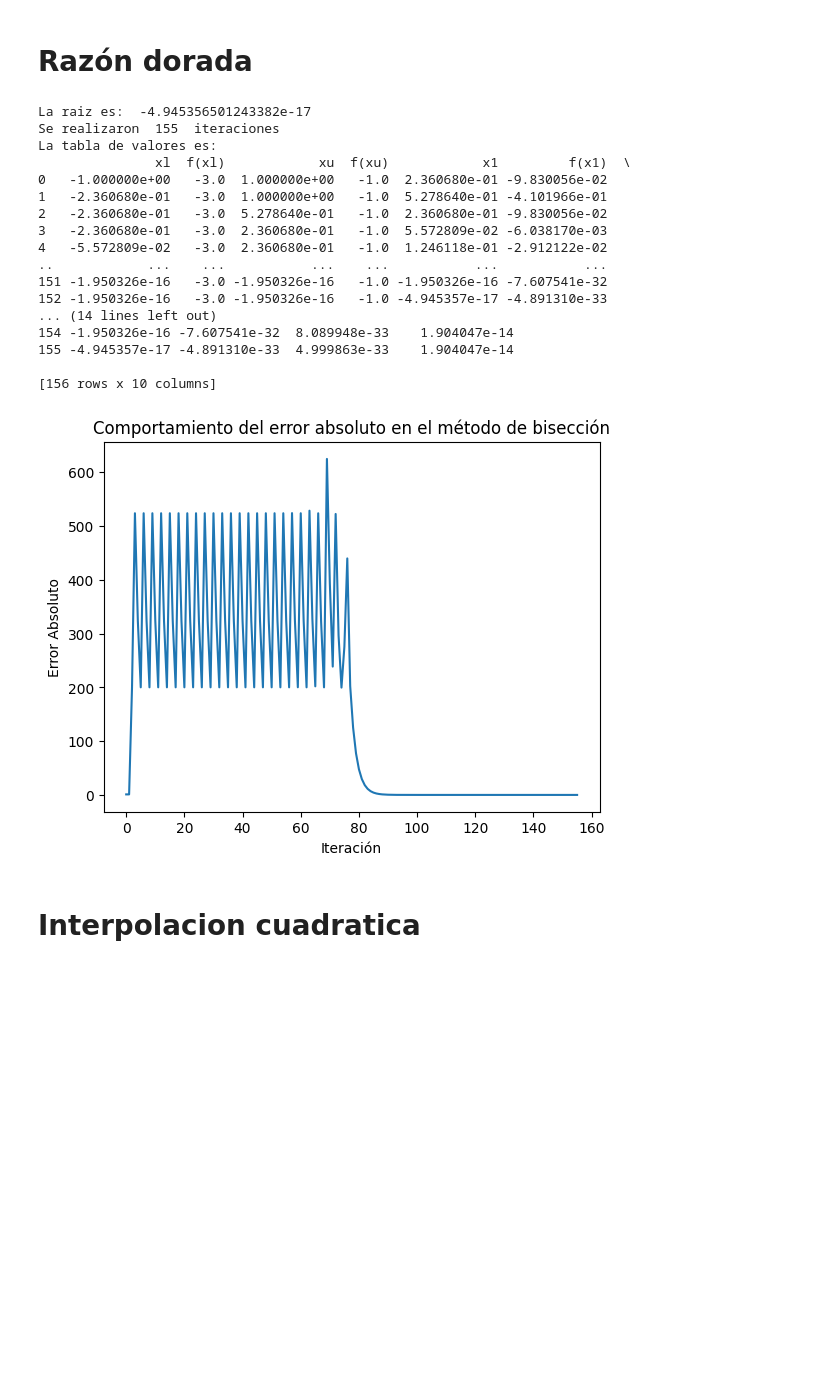
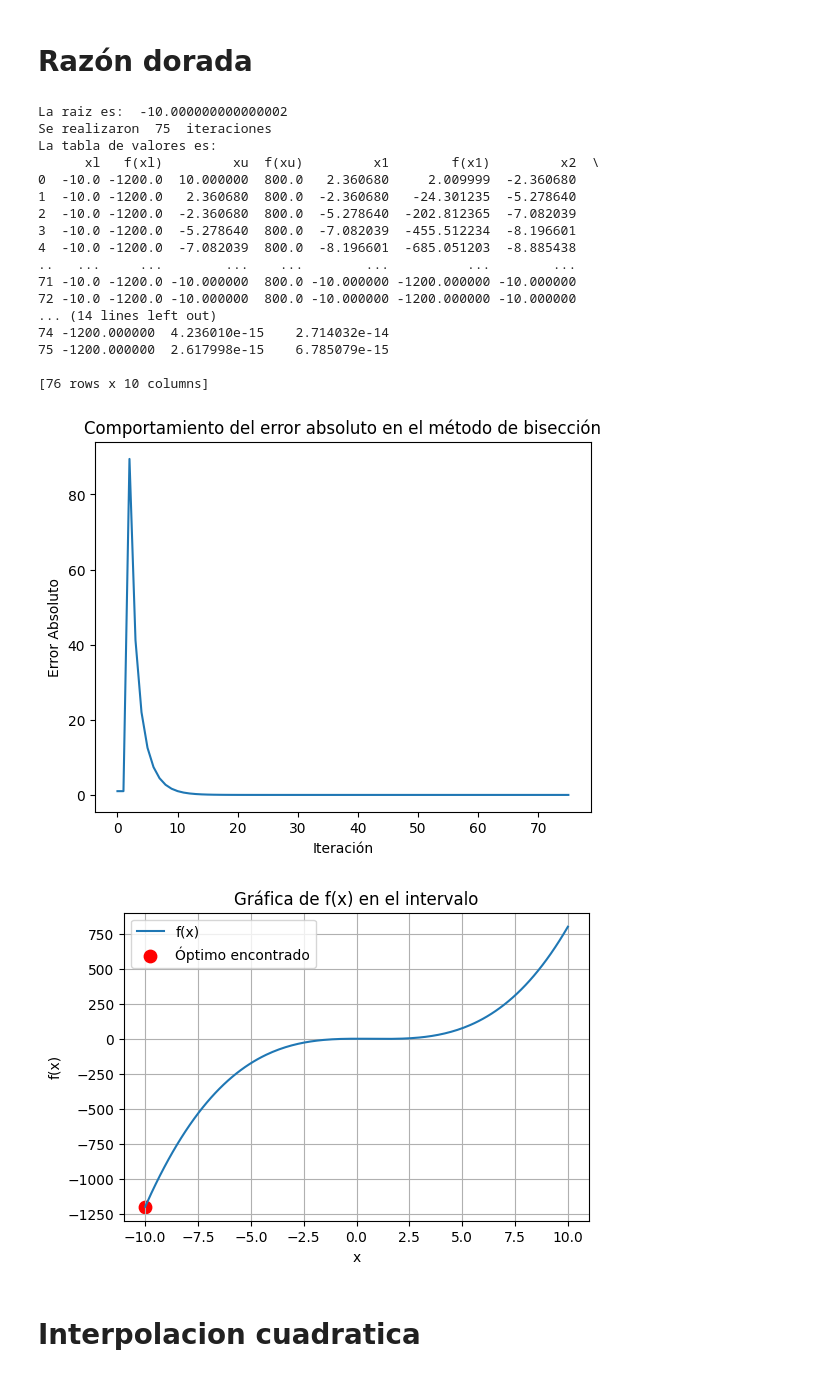
Before and after one commit to danielBrand12/optimization-20252, a Jupyter notebook: optimizacion.ipynb, the cells around one changed output. Cells and saved outputs as stored; diff of their text form; code cells hidden in the pictures; blank space fills up the shorter version.

```diff
--- a/optimizacion.ipynb
+++ b/optimizacion.ipynb
@@ -3,6 +3,7 @@
 # %%
 import pandas as pd
 import matplotlib.pyplot as plt
+import numpy as np
 
 
 def f(x):
@@ -37,9 +38,9 @@ def biseccion(f, xl, xu, error):
   return xr, iteraciones, results
 
 
-xl = -2
+xl = -10
 
-xu = 2
+xu = 20
 
 error = 0.000001
 
@@ -56,4 +57,17 @@ plt.xlabel('Iteración')
 plt.ylabel('Error porcentual')
 plt.title('Comportamiento del error en el método de bisección')
 plt.show()
+
+x_vals = np.linspace(xl, xu, 2000)
+y_vals = [f(x) for x in x_vals]
+plt.figure(figsize=(6,4))
+plt.plot(x_vals, y_vals, label='f(x)')
+plt.axhline(0, color='gray', linestyle='--')
+plt.scatter(raiz, f(raiz), color='red', s=80, label='Raíz encontrada')
+plt.xlabel('x')
+plt.ylabel('f(x)')
+plt.title('Gráfica de f(x) en el intervalo')
+plt.legend()
+plt.grid(True)
+plt.show()
 # %% [output]
@@ -240,51 +271,66 @@ def razon_dorada(f, xl, xu, error, method = 'minimize'):
             if fx1 > fx2:
                 xopt = x1
             else:
                 xopt = x2
 
         if xopt != 0:
             error_absoluto = (1-phi)*abs((xu - xl)/xopt)*100
 
     return xopt, iteraciones, results
 
 
-xl = -1
+xl = -10
 
-xu = 1
+xu = 10
 
 error = 0
 
-raiz, iteraciones, df = razon_dorada(f, xl, xu, error, method='maximize')
+raiz, iteraciones, df = razon_dorada(f, xl, xu, error, method='minimize')
 
 print("La raiz es: ", raiz)
 print("Se realizaron ", iteraciones, " iteraciones")
 print("La tabla de valores es: ")
 print(df)
 
 plt.plot(df['error_absoluto'])
 plt.xlabel('Iteración')
 plt.ylabel('Error Absoluto')
 plt.title('Comportamiento del error absoluto en el método de bisección')
 plt.show()
+
+# Gráfica de la función f(x) para el método de razón dorada
+import numpy as np
+x_vals = np.linspace(xl, xu, 200)
+y_vals = [f(x) for x in x_vals]
+plt.figure(figsize=(6,4))
+plt.plot(x_vals, y_vals, label='f(x)')
+plt.scatter(raiz, f(raiz), color='red', s=80, label='Óptimo encontrado')
+plt.xlabel('x')
+plt.ylabel('f(x)')
+plt.title('Gráfica de f(x) en el intervalo')
+plt.legend()
+plt.grid(True)
+plt.show()
 # %% [output]
-La raiz es:  -4.945356501243382e-17
-Se realizaron  155  iteraciones
+La raiz es:  -10.000000000000002
+Se realizaron  75  iteraciones
 La tabla de valores es:
-               xl  f(xl)            xu  f(xu)            x1         f(x1)  \
-0   -1.000000e+00   -3.0  1.000000e+00   -1.0  2.360680e-01 -9.830056e-02
-1   -2.360680e-01   -3.0  1.000000e+00   -1.0  5.278640e-01 -4.101966e-01
-2   -2.360680e-01   -3.0  5.278640e-01   -1.0  2.360680e-01 -9.830056e-02
-3   -2.360680e-01   -3.0  2.360680e-01   -1.0  5.572809e-02 -6.038170e-03
-4   -5.572809e-02   -3.0  2.360680e-01   -1.0  1.246118e-01 -2.912122e-02
-..            ...    ...           ...    ...           ...           ...
-151 -1.950326e-16   -3.0 -1.950326e-16   -1.0 -1.950326e-16 -7.607541e-32
-152 -1.950326e-16   -3.0 -1.950326e-16   -1.0 -4.945357e-17 -4.891310e-33
+      xl   f(xl)         xu  f(xu)         x1        f(x1)         x2  \
+0  -10.0 -1200.0  10.000000  800.0   2.360680     2.009999  -2.360680
+1  -10.0 -1200.0   2.360680  800.0  -2.360680   -24.301235  -5.278640
+2  -10.0 -1200.0  -2.360680  800.0  -5.278640  -202.812365  -7.082039
+3  -10.0 -1200.0  -5.278640  800.0  -7.082039  -455.512234  -8.196601
+4  -10.0 -1200.0  -7.082039  800.0  -8.196601  -685.051203  -8.885438
+..   ...     ...        ...    ...        ...          ...        ...
+71 -10.0 -1200.0 -10.000000  800.0 -10.000000 -1200.000000 -10.000000
+72 -10.0 -1200.0 -10.000000  800.0 -10.000000 -1200.000000 -10.000000
 ... (14 lines left out)
-154 -1.950326e-16 -7.607541e-32  8.089948e-33    1.904047e-14
-155 -4.945357e-17 -4.891310e-33  4.999863e-33    1.904047e-14
+74 -1200.000000  4.236010e-15    2.714032e-14
+75 -1200.000000  2.617998e-15    6.785079e-15
 
-[156 rows x 10 columns]
+[76 rows x 10 columns]
-[figure, old version]
+[figure, new version]
+[figure, added]
 # %% [markdown]
 # Interpolacion cuadratica
 # %%
```
Also changed, not shown: parts of 5 cells of this notebook.
